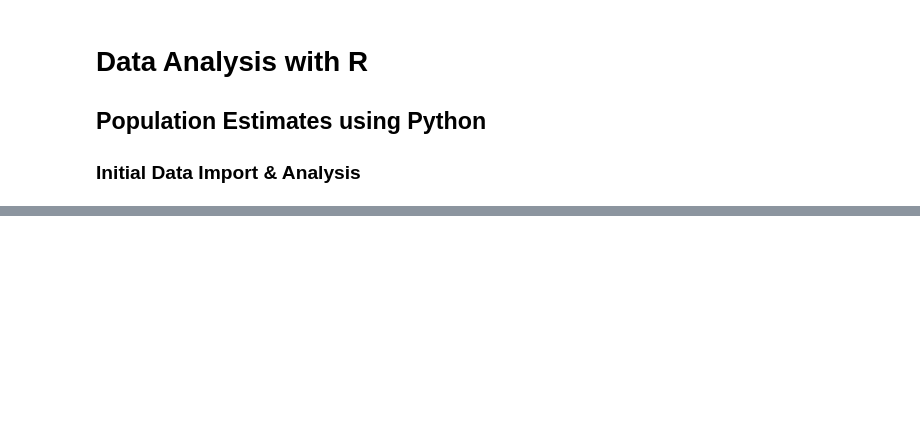
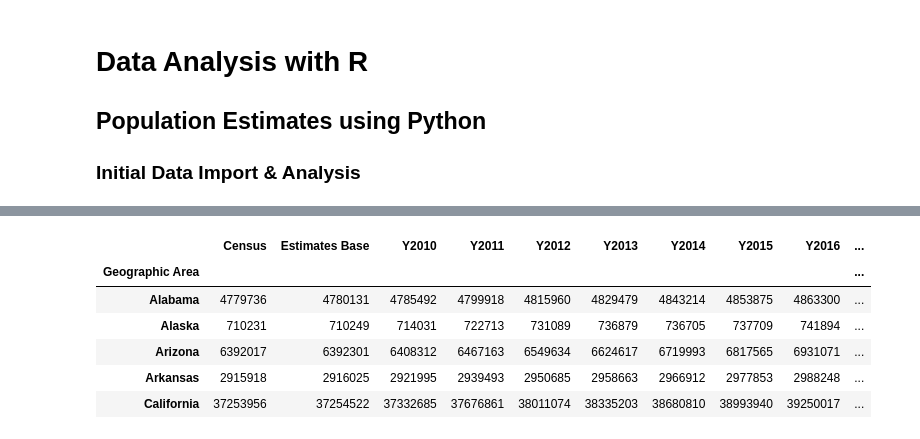
Before and after one commit to abhikhatti/population_prediction_using_R, a Jupyter notebook: notebooks/01_DataAnalysisWithR_initial.ipynb, the cells around one changed output, grey strips where cells are left out. Saved outputs shown, nothing was run; the diff lists cells and outputs as text; code cells hidden in the pictures; blank space fills up the shorter version.

```diff
--- a/notebooks/01_DataAnalysisWithR_initial.ipynb
+++ b/notebooks/01_DataAnalysisWithR_initial.ipynb
@@ -69,0 +46,10 @@ train_dfadd
+# %%
+train_df.head()
+# %% [output]
+|  | Census | Estimates Base | Y2010 | Y2011 | Y2012 | Y2013 | Y2014 | Y2015 | Y2016 | ... |
+| Geographic Area |  |  |  |  |  |  |  |  |  | ... |
+| Alabama | 4779736 | 4780131 | 4785492 | 4799918 | 4815960 | 4829479 | 4843214 | 4853875 | 4863300 | ... |
+| Alaska | 710231 | 710249 | 714031 | 722713 | 731089 | 736879 | 736705 | 737709 | 741894 | ... |
+| Arizona | 6392017 | 6392301 | 6408312 | 6467163 | 6549634 | 6624617 | 6719993 | 6817565 | 6931071 | ... |
+| Arkansas | 2915918 | 2916025 | 2921995 | 2939493 | 2950685 | 2958663 | 2966912 | 2977853 | 2988248 | ... |
+| California | 37253956 | 37254522 | 37332685 | 37676861 | 38011074 | 38335203 | 38680810 | 38993940 | 39250017 | ... |
```
Also changed, not shown: parts of 19 cells of this notebook, 8 other files.
